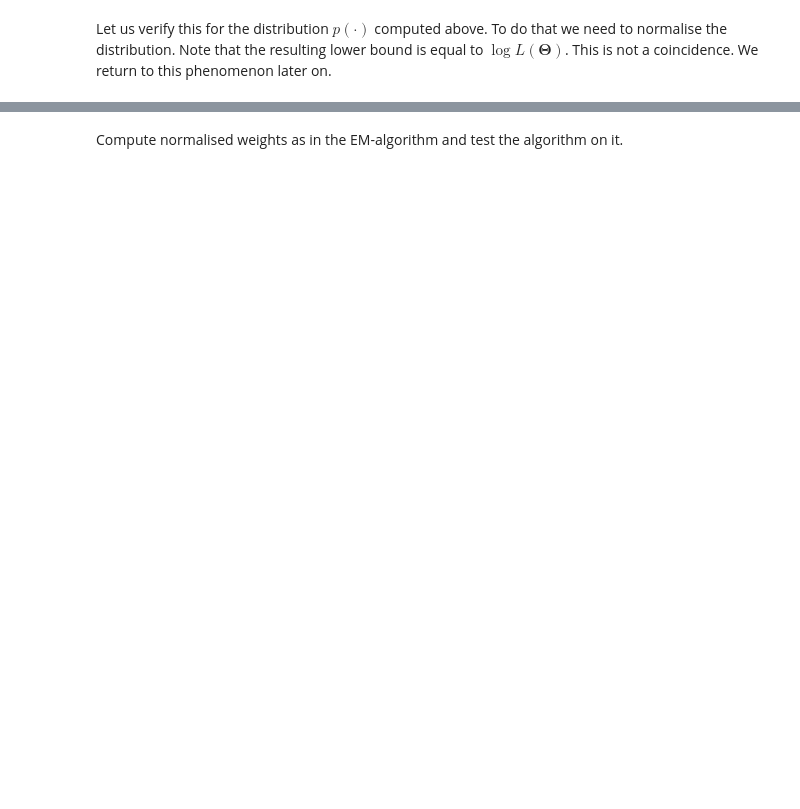
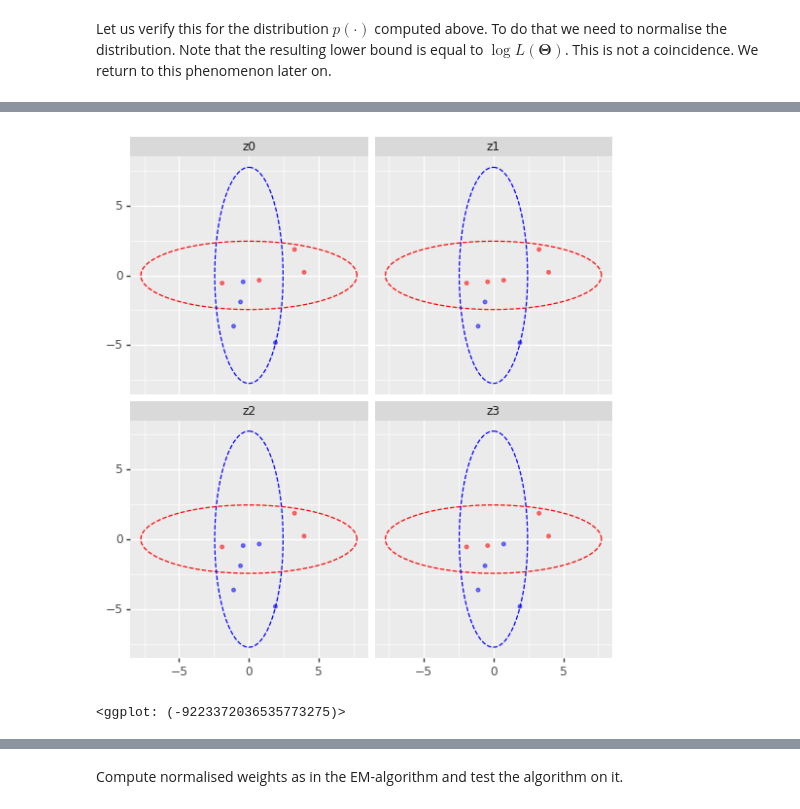
Before and after one commit to swenlaur/machine-learning-ii, a Jupyter notebook: practise-sessions/07/03_concepts_behind_expectation_maximisation_algorithm.ipynb, the cells around one changed output, grey strips where cells are left out. Saved outputs shown, nothing was run; the diff lists cells and outputs as text; code cells hidden in the pictures; blank space fills up the shorter version.

```diff
--- a/practise-sessions/07/03_concepts_behind_expectation_maximisation_algorithm.ipynb
+++ b/practise-sessions/07/03_concepts_behind_expectation_maximisation_algorithm.ipynb
@@ -291,3 +279,25 @@ Lower bound F(p, Theta): -43.3083
+# %%
+L = q.reset_index().sort_values(['pr'], ascending=False).iloc[:4, :8]
+
+# Prepare data to visualise the first four labellings
+tmp = pd.melt(df.assign(z0=L.iloc[0].values)
+                .assign(z1=L.iloc[1].values)
+                .assign(z2=L.iloc[2].values)
+                .assign(z3=L.iloc[3].values),
+              ['x', 'y'], ['z0', 'z1', 'z2', 'z3'],
+              var_name='labelling', value_name='color')
+# %%
+p = ggplot(tmp)
+p = p + geom_point(aes(x = 'x', y = 'y', color = 'factor(color)'), alpha = 0.5, size = 1)
+p = p + facet_wrap('labelling') + coord_fixed(ratio=1)
+p = p + geom_ellipse(mean = Mu[0], cov = Sigma[0], color='red',  linetype='--')
+p = p + geom_ellipse(mean = Mu[1], cov = Sigma[1], color='blue', linetype='--')
+p = p + scale_color_manual(values=['red','blue'], breaks=[0,1], guide = False)
+p = p + scale_x_continuous(name="") + scale_y_continuous(name="") + coord_fixed()
+display(p)
+# %% [output]
+[figure, added]
+<ggplot: (-9223372036535773275)>
 # %% [markdown]
 ### Implementation for decomposable label distribution
 
```
Also changed, not shown: parts of 41 cells of this notebook, 2 other files.
